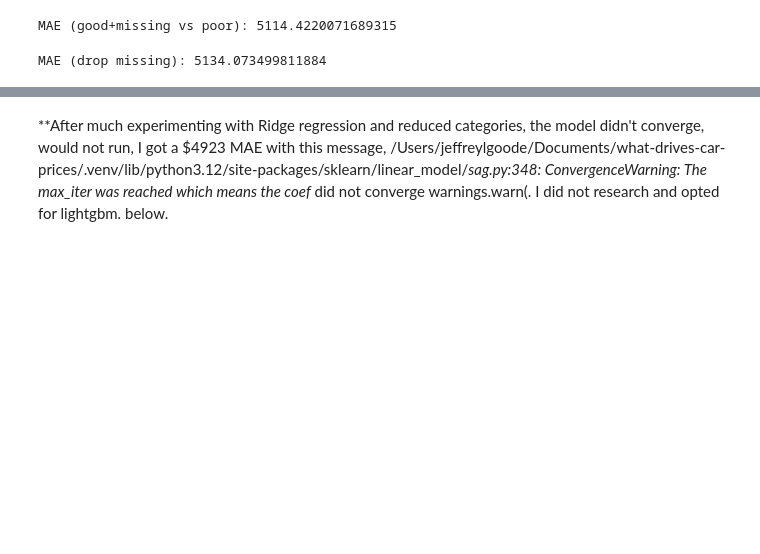
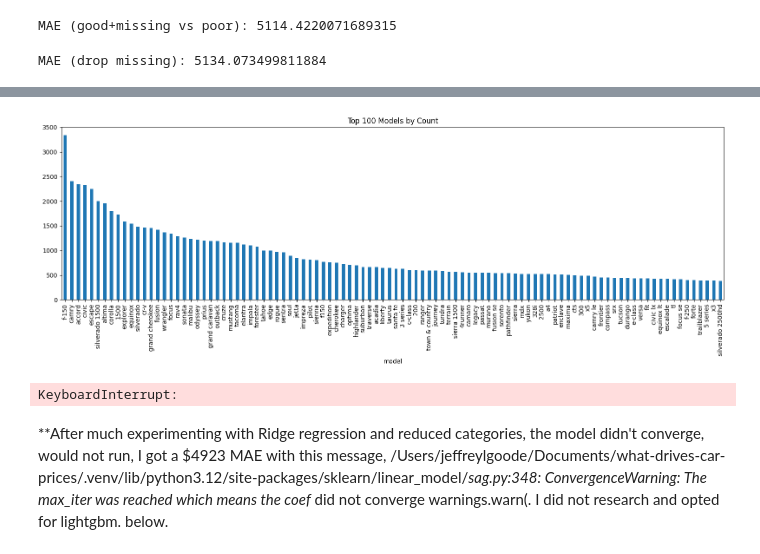
Before and after one commit to jeffreylgoode/what-drives-car-prices, a Jupyter notebook: notebooks/car_price_analysis.ipynb, the cells around one changed output, grey strips where cells are left out. Cells and saved outputs as stored; diff of their text form; code cells hidden in the pictures; blank space fills up the shorter version.

```diff
--- a/notebooks/car_price_analysis.ipynb
+++ b/notebooks/car_price_analysis.ipynb
@@ -1379,0 +1423,16 @@ MAE (drop missing): 5134.073499811884
+# %%
+# Count manufacturers
+man_counts = df_trimmed["manufacturer"].value_counts()
+
+# Identify the cutoff: keep everything with >= 844 listings (mercury level)
+cutoff = 844
+common_mans = man_counts[man_counts >= cutoff].index
+
+# Collapse rare manufacturers
+df_trimmed["manufacturer_reduced"] = df_trimmed["manufacturer"].where(
+    df_trimmed["manufacturer"].isin(common_mans),
+    "other_manufacturer"
+)
+
+# Check result
+df_trimmed["manufacturer_reduced"].value_counts()
@@ -1379,0 +1476,5 @@ MAE (drop missing): 5134.073499811884
+# %%
+model_counts = df_trimmed["model"].value_counts()
+
+# Quick summary of the distribution
+model_counts.describe()
@@ -1380,3 +1491,25 @@ MAE (drop missing): 5134.073499811884
+# %%
+top_n = 100
+model_counts.head(top_n).plot(kind="bar", figsize=(16,6))
+plt.title(f"Top {top_n} Models by Count")
+plt.xticks(rotation=90)
+plt.tight_layout()
+plt.show()
+# %% [output]
+[figure, added]
+# %%
+import matplotlib.pyplot as plt
+
+plt.figure(figsize=(16,6))
+model_counts.plot(kind="bar")
+plt.title("Model Counts")
+plt.xlabel("Model")
+plt.ylabel("Number of Listings")
+plt.xticks(rotation=90)
+plt.tight_layout()
+plt.show()
+# %% [output]
+KeyboardInterrupt:
 # %% [markdown]
 **After much experimenting with Ridge regression and reduced categories, the model didn't converge, would not run, I got a $4923 MAE with this message, /Users/jeffreylgoode/Documents/what-drives-car-prices/.venv/lib/python3.12/site-packages/sklearn/linear_model/_sag.py:348: ConvergenceWarning: The max_iter was reached which means the coef_ did not converge
   warnings.warn(.   I did not research and opted for lightgbm. below.
```
Also changed, not shown: parts of 9 cells of this notebook.
